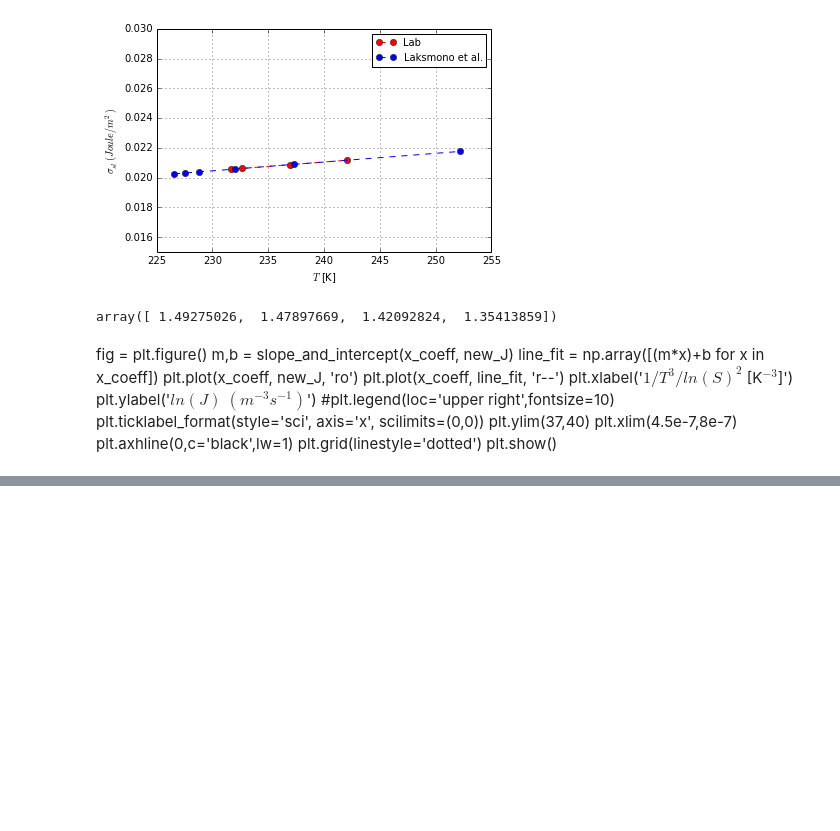
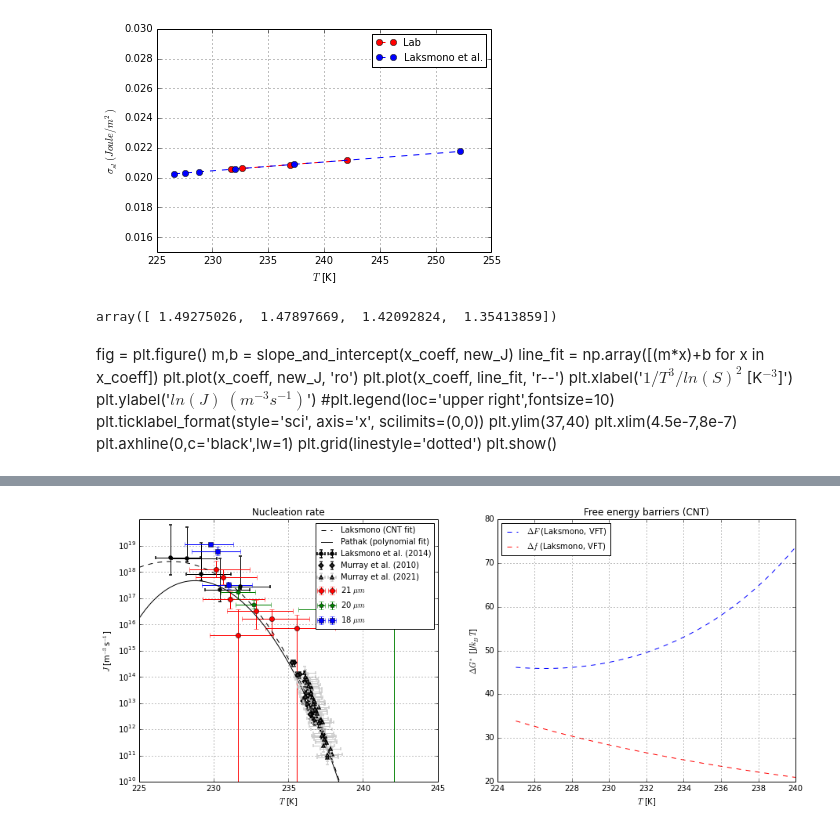
Before and after one commit to Niloo1371/Finding_droplets, a Jupyter notebook: Examples/interfacial_energy.ipynb, the cells around one changed output, grey strips where cells are left out. Cells and saved outputs as stored; diff of their text form; code cells hidden in the pictures; blank space fills up the shorter version.

Commit message:
updated version of interfacial_energy script for VR application, nucleation rate fit still does not work

```diff
--- a/Examples/interfacial_energy.ipynb
+++ b/Examples/interfacial_energy.ipynb
@@ -15,6 +15,7 @@ warnings.filterwarnings('ignore')
 # %%
 # load text file MC error
 file_dir = '/Users/sellberg/Documents/RESEARCH/experiments/local/BioX/ice_nucleation/results/ice_fraction/'
+data_dir = '/Users/sellberg/Documents/RESEARCH/experiments/local/BioX/ice_nucleation/source/Finding_droplets/altogether/'
 data = np.loadtxt(file_dir + 'MC_error/Nov_3_interpolatedpos.txt')
 Temperature = data[:,4]
 J = data[:,-3]
@@ -214,0 +560,56 @@ sigma_lab
+# %%
+T_arr = np.arange(225,240,0.01)
+
+# plot nucleation rate J and kinetic and thermodynamic free energy barrier
+f, axes = plt.subplots(nrows=1, ncols=2,  figsize=(15, 6))
+err_linestyle = {"linewidth":1, "markeredgewidth":1.5, "elinewidth":1, "capsize":2}
+
+#axes[0].semilogy(T2_MC, J2_MC, 'r^:', label='Nov 2020 (MC)')
+axes[0].semilogy(T_arr, J(T_arr, D_VFT(T_arr), sigma_laksmono_VFT(T_arr)), 'k--', label='Laksmono (CNT fit)')
+axes[0].semilogy(T_arr, J(T_arr, D_SwissFEL_fit_log(T_arr), np.polyval(p2, T_arr)), 'k-', label='Pathak (polynomial fit)')
+#axes[0].semilogy(T_arr, J(T_arr, D_SwissFEL_fit_log(T_arr), np.polyval(p3, T_arr)), 'k:', label='Pathak (linear fit)')
+#axes[0].semilogy(T_arr, J(T_arr, D_SwissFEL_fit_log(T_arr), sigma_laksmono_VFT(T_arr)), 'm:', label='Pathak (CNT fit)')
+#axes[0].semilogy(T_laksmono, J_laksmono, 'ko', label='Laksmono')
+#axes[0].semilogy(T1, J1, 'ro:', label='Mar 2020')
+#axes[0].errorbar(T1_MC[np.where(J1_MC > 0)], J1_MC[np.where(J1_MC > 0)], xerr=[T1_MC_low[np.where(J1_MC > 0)], T1_MC_high[np.where(J1_MC > 0)]], yerr=[J1_MC_low[np.where(J1_MC > 0)], J1_MC_high[np.where(J1_MC > 0)]] , label='Mar 2020 (MC)', fmt='rs')
+#axes[0].semilogy(T2, J2, 'g^:', label='Nov 2020')
+#axes[0].errorbar(T2_MC[np.where(J2_MC > 0)], J2_MC[np.where(J2_MC > 0)], xerr=[T2_MC_low[np.where(J2_MC > 0)], T2_MC_high[np.where(J2_MC > 0)]], yerr=[J2_MC_low[np.where(J2_MC > 0)], J2_MC_high[np.where(J2_MC > 0)]] , label='Nov 2020 (MC)', fmt='gs')
+#axes[0].semilogy(T3, J3, 'bs:', label='Dec 2020')
+#axes[0].errorbar(T3_MC[np.where(J3_MC > 0)], J3_MC[np.where(J3_MC > 0)], xerr=[T3_MC_low[np.where(J3_MC > 0)], T3_MC_high[np.where(J3_MC > 0)]], yerr=[J3_MC_low[np.where(J3_MC > 0)], J3_MC_high[np.where(J3_MC > 0)]] , label='Dec 2020 (MC)', fmt='bs')
+axes[0].errorbar(T_laksmono, J_laksmono, xerr=[T_laksmono_low, T_laksmono_high], yerr=[J_laksmono_low, J_laksmono_high], fmt='ko', ms=4, label='Laksmono et al. (2014)', **err_linestyle)
+#axes[0].errorbar(T_Ben1, J_Ben1, yerr=[J_down_Ben1, J_up_Ben1], fmt='yo', ms=4, label='Murray et al. (2010)', **err_linestyle)
+#axes[0].errorbar(T_Ben2, J_Ben2, yerr=[J_down_Ben2, J_up_Ben2], fmt='yo', ms=4, **err_linestyle)
+axes[0].errorbar(T_Ben1, J_Ben1, yerr=[J_down_Ben1, J_up_Ben1], fmt='D', color='0.2', ms=4, label='Murray et al. (2010)', **err_linestyle)
+axes[0].errorbar(T_Ben2, J_Ben2, yerr=[J_down_Ben2, J_up_Ben2], fmt='D', color='0.2', ms=4, **err_linestyle)
+#axes[0].errorbar(T_Murray_R1, J_Murray_R1, yerr=[J_R1_down, J_R1_up], xerr=[T_R1_err, T_R1_err], fmt='mo', ms=4, label='Murray et al. (2021)', **err_linestyle)
+#axes[0].errorbar(T_Murray_R2, J_Murray_R2, yerr=[J_R2_down, J_R2_up], xerr=[T_R2_err, T_R2_err], fmt='mo', ms=4, **err_linestyle)
+#axes[0].errorbar(T_Murray_R3, J_Murray_R3, yerr=[J_R3_down, J_R3_up], xerr=[T_R3_err, T_R3_err], fmt='mo', ms=4, **err_linestyle)
+axes[0].errorbar(T_Murray_R1, J_Murray_R1, yerr=[J_R1_down, J_R1_up], xerr=[T_R1_err, T_R1_err], fmt='^', color='0.8', ms=4, label='Murray et al. (2021)', **err_linestyle)
+axes[0].errorbar(T_Murray_R2, J_Murray_R2, yerr=[J_R2_down, J_R2_up], xerr=[T_R2_err, T_R2_err], fmt='^', color='0.8', ms=4, **err_linestyle)
+axes[0].errorbar(T_Murray_R3, J_Murray_R3, yerr=[J_R3_down, J_R3_up], xerr=[T_R3_err, T_R3_err], fmt='^', color='0.8', ms=4, **err_linestyle)
+axes[0].errorbar(T1_MC[np.where(J1_MC > 0)], J1_MC[np.where(J1_MC > 0)], xerr=[T1_MC_low[np.where(J1_MC > 0)], T1_MC_high[np.where(J1_MC > 0)]], yerr=[J1_MC_low[np.where(J1_MC > 0)], J1_MC_high[np.where(J1_MC > 0)]] , label='21 $\mu m$', fmt='ro')
+axes[0].errorbar(T2_MC[np.where(J2_MC > 0)], J2_MC[np.where(J2_MC > 0)], xerr=[T2_MC_low[np.where(J2_MC > 0)], T2_MC_high[np.where(J2_MC > 0)]], yerr=[J2_MC_low[np.where(J2_MC > 0)], J2_MC_high[np.where(J2_MC > 0)]] , label='20 $\mu m$', fmt='gp')
+axes[0].errorbar(T3_MC[np.where(J3_MC > 0)], J3_MC[np.where(J3_MC > 0)], xerr=[T3_MC_low[np.where(J3_MC > 0)], T3_MC_high[np.where(J3_MC > 0)]], yerr=[J3_MC_low[np.where(J3_MC > 0)], J3_MC_high[np.where(J3_MC > 0)]] , label='18 $\mu m$', fmt='bs')
+axes[0].legend(loc='upper right', prop={'size': 10})
+axes[0].set_xlabel('$T$ [K]')
+axes[0].set_ylabel('$J$ [m$^{-3}$s$^{-1}$]')
+axes[0].set_title('Nucleation rate')
+#axes[0].set_xlim(170,310)
+axes[0].set_ylim(1e10,1e20)
+axes[0].set_yscale('symlog')
+axes[0].grid(linestyle='dotted')
+
+axes[1].plot(T_arr, deltaF(T_arr, sigma_laksmono_VFT(T_arr))/kB/T_arr, 'b--', label='$\Delta F$ (Laksmono, VFT)')
+axes[1].plot(T_arr, deltaf(T_arr, D_VFT(T_arr))/kB/T_arr, 'r--', label='$\Delta f$ (Laksmono, VFT)')
+#axes[1].plot(T_arr, deltaF(T_arr, np.polyval(p2, T_arr))/kB/T_arr, 'b-', label='$\Delta F$ (Pathak, CNT)')
+#axes[1].plot(T_arr, deltaf(T_arr, D_SwissFEL_fit_log(T_arr))/kB/T_arr, 'r-', label='$\Delta f$ (Pathak, CNT)')
+axes[1].legend(loc='upper left', prop={'size': 10})
+axes[1].set_xlabel('$T$ [K]')
+axes[1].set_ylabel('$\Delta G^*$ [J/$k_B T$]')
+axes[1].set_title('Free energy barriers (CNT)')
+axes[1].grid(linestyle='dotted')
+
+plt.savefig('fig2-nucleation_rate.eps', format='eps')
+plt.show()
+# %% [output]
+[figure, added]
```
Also changed, not shown: parts of 29 cells of this notebook.
